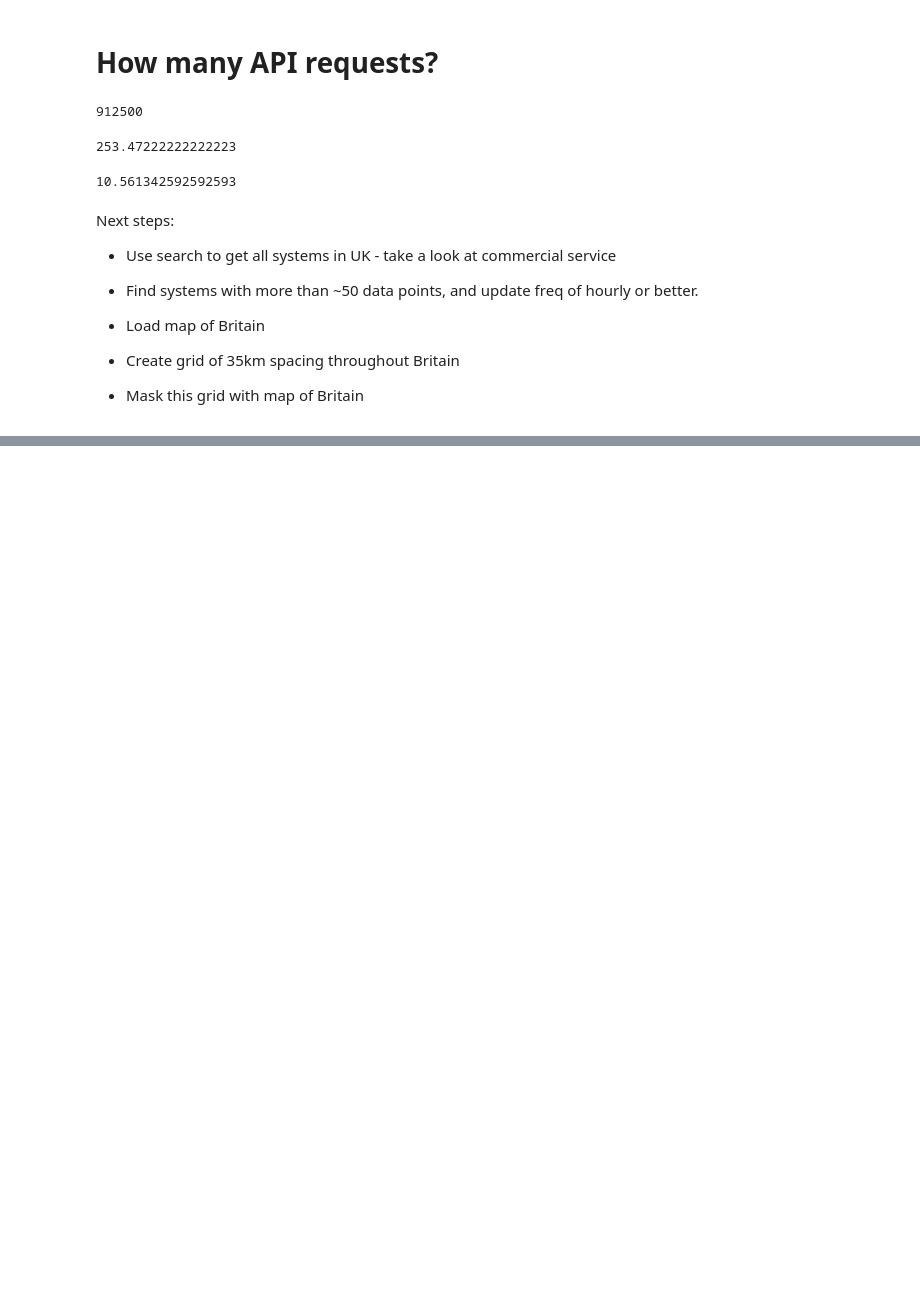
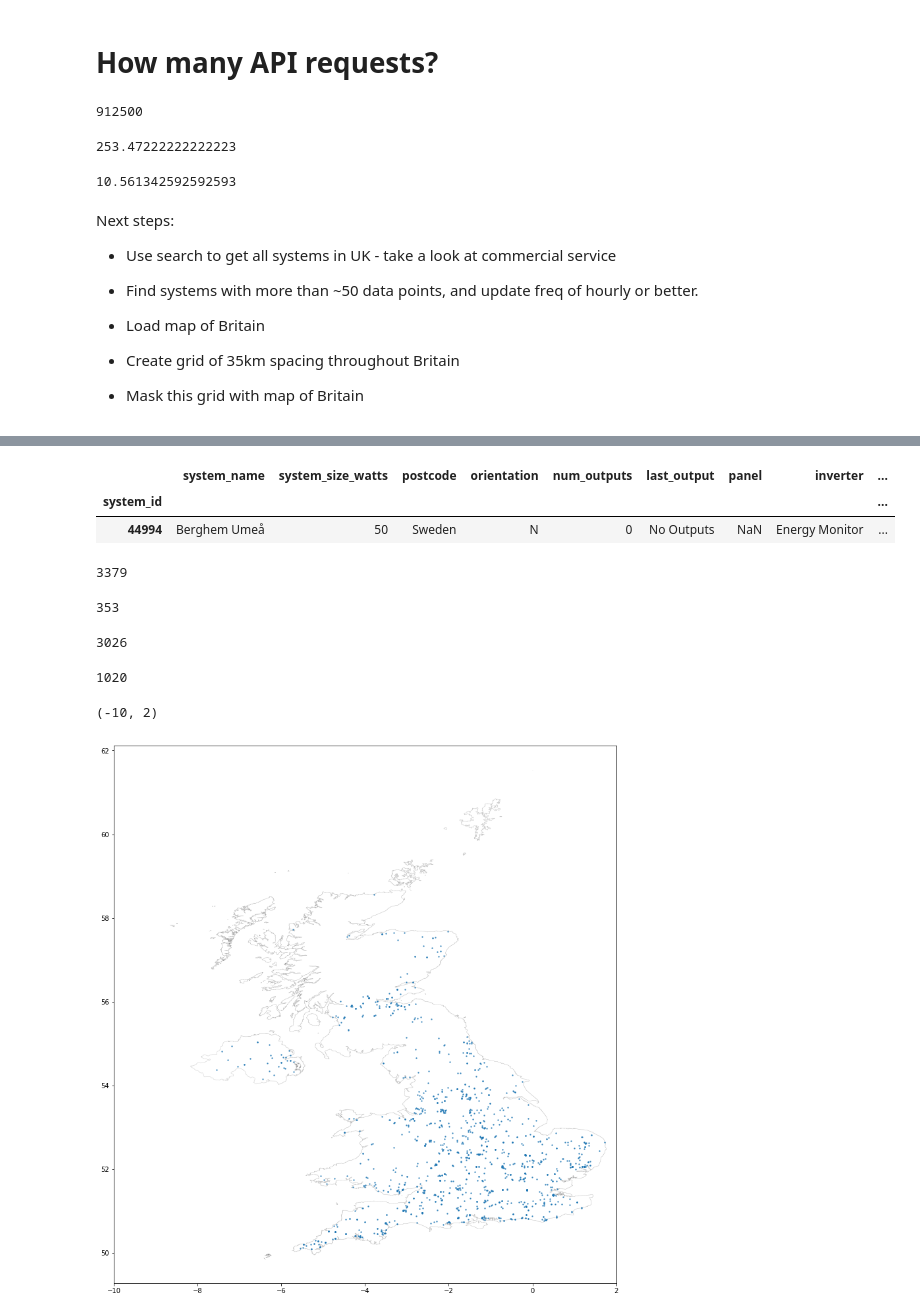
Before and after one commit to openclimatefix/pvoutput, a Jupyter notebook: pvoutput_api_test.ipynb, the cells around one changed output, grey strips where cells are left out. Saved outputs shown, nothing was run; the diff lists cells and outputs as text; code cells hidden in the pictures; blank space fills up the shorter version.

Commit message:
downloaded UK PV systems; plotted map

```diff
--- a/pvoutput_api_test.ipynb
+++ b/pvoutput_api_test.ipynb
@@ -296,0 +343,26 @@ Next steps:
+# %%
+pv_systems = pd.read_csv(pv_systems_filename, index_col='system_id')
+# %%
+pv_systems.query('system_name == "Berghem Umeå"')
+# %% [output]
+|  | system_name | system_size_watts | postcode | orientation | num_outputs | last_output | panel | inverter | ... |
+| system_id |  |  |  |  |  |  |  |  | ... |
+| 44994 | Berghem Umeå | 50 | Sweden | N | 0 | No Outputs | NaN | Energy Monitor | ... |
+# %%
+len(pv_systems)
+# %% [output]
+3379
+# %%
+pv_systems.index.duplicated().sum()
+# %% [output]
+353
+# %%
+pv_systems_deduped = pv_systems.loc[~pv_systems.index.duplicated()]
+# %%
+len(pv_systems_deduped)
+# %% [output]
+3026
+# %%
+len(pv_systems_deduped.query('num_outputs > 288'))
+# %% [output]
+1020
@@ -296,0 +371,19 @@ Next steps:
+# %%
+pv_system_gdf = gpd.GeoDataFrame(
+    pv_systems_deduped,
+    geometry=gpd.points_from_xy(
+        pv_systems_deduped.longitude,
+        pv_systems_deduped.latitude
+    )
+)
+# %%
+shapefile = os.path.expanduser('~/data/geospatial/GBR_adm0.shp')
+country = gpd.read_file(shapefile)
+# country.crs = {'init': WGS84_PROJECTION}
+# %%
+ax = country.plot(alpha=0.2, figsize=(15, 15), color='white', edgecolor='black', linewidth=0.5);
+pv_system_gdf.query('num_outputs > 50').plot(ax=ax, alpha=0.7, markersize=2)
+ax.set_xlim((-10, 2))
+# %% [output]
+(-10, 2)
+[figure, added]
```
Also changed, not shown: parts of 12 cells of this notebook, 1 other file.
